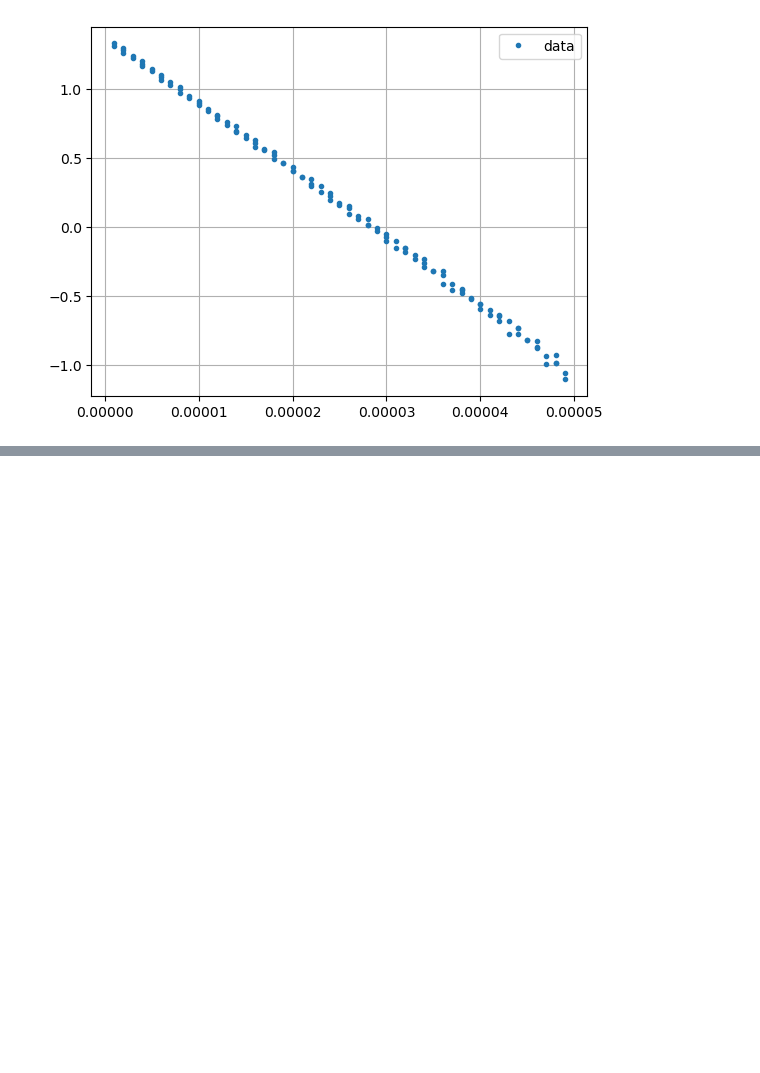
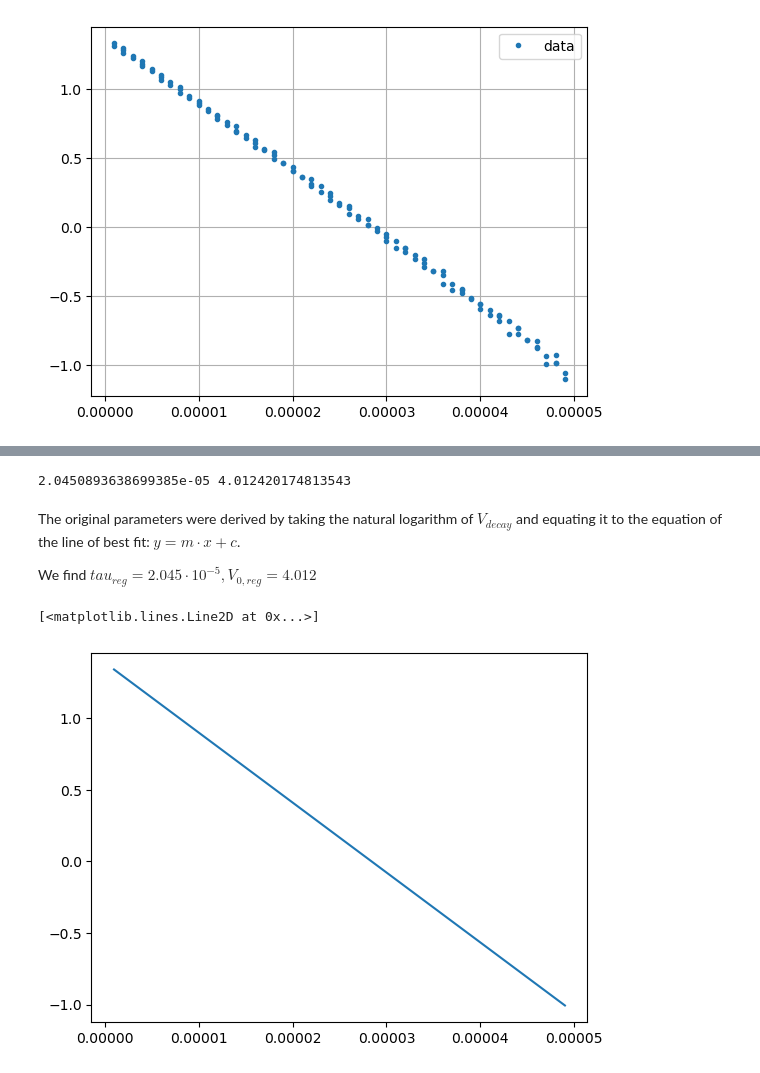
Before and after one commit to AlexanderFurman/Physics-2-Lab, a Jupyter notebook: src/data_analysis.ipynb, the cells around one changed output, grey strips where cells are left out. Cells and saved outputs as stored; diff of their text form; code cells hidden in the pictures; blank space fills up the shorter version.

```diff
--- a/src/data_analysis.ipynb
+++ b/src/data_analysis.ipynb
@@ -196,0 +206,12 @@ LinregressResult(slope=-48897.61873817055, intercept=1.3893945941307775, rvalue=
+# %%
+#We derive the original parameters by applying ln() to V_decay and equating to
+#the equation for the line of best fit, y=mx+b, where m=slope, b=y intercept
+tau_reg = -1/reg.slope
+V0_reg = np.e**(reg.intercept)
+print(tau_reg, V0_reg)
+# %% [output]
+2.0450893638699385e-05 4.012420174813543
+# %% [markdown]
+The original parameters were derived by taking the natural logarithm of $V_{decay}$ and equating it to the equation of the line of best fit: $y = m\cdot x +c$.
+
+We find $tau_{reg}=2.045\cdot10^{-5}, V_{0,reg}=4.012$
@@ -196,0 +223,5 @@ LinregressResult(slope=-48897.61873817055, intercept=1.3893945941307775, rvalue=
+# %%
+plt.plot(t[inds], t[inds]*reg.slope+reg.intercept)
+# %% [output]
+[<matplotlib.lines.Line2D at 0x...>]
+[figure, added]
```
Also changed, not shown: parts of 40 cells of this notebook, 5 other files.
